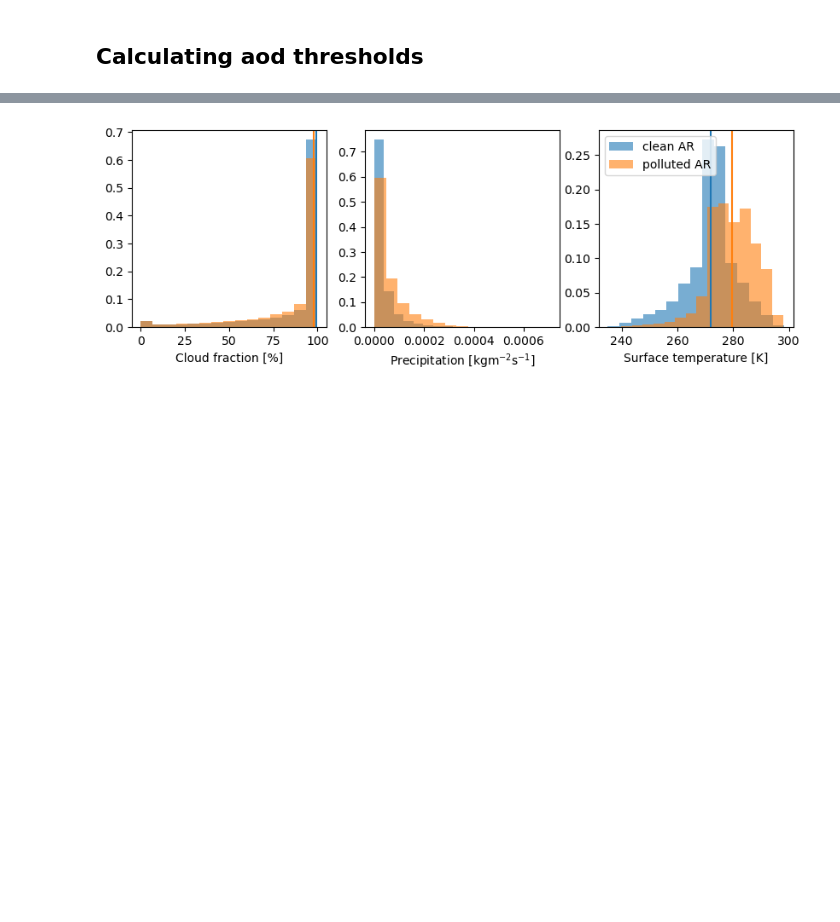
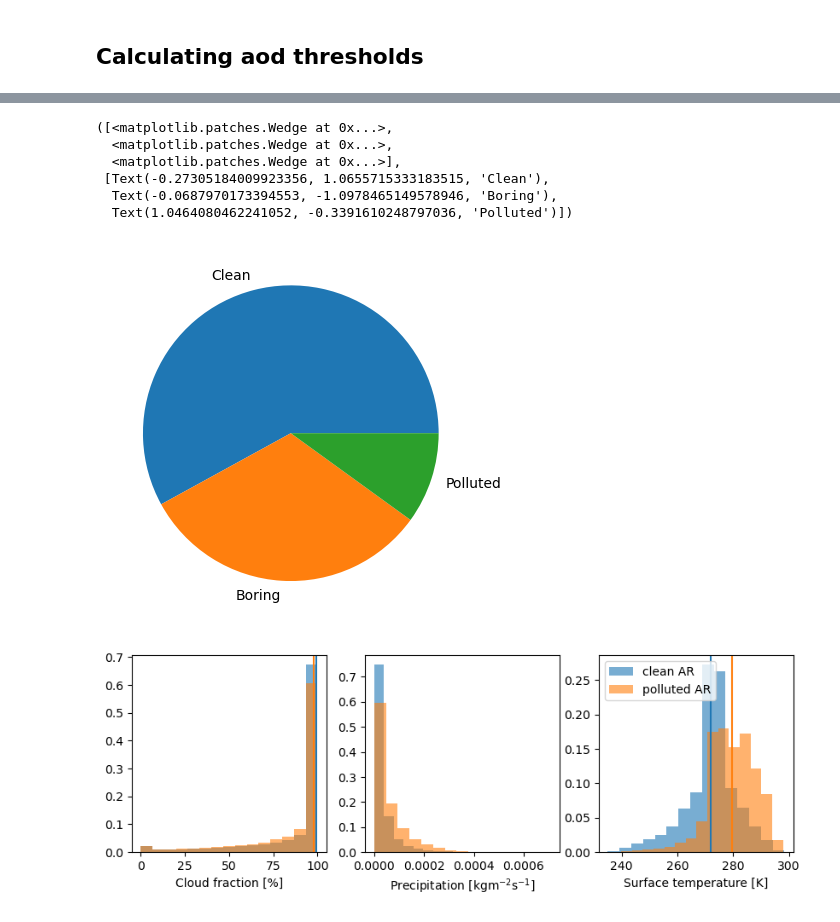
Before and after one commit to eScience-course/Tjaernoe2022-group5, a Jupyter notebook: notebooks/Julia/aod_investigate.ipynb, the cells around one changed output, grey strips where cells are left out. Drawn from its saved outputs; the diff is of its cells as text; code cells hidden in the pictures; blank space fills up the shorter version.

```diff
--- a/notebooks/Julia/aod_investigate.ipynb
+++ b/notebooks/Julia/aod_investigate.ipynb
@@ -137,0 +277,12 @@ for var in vars:
+# %%
+ant_sum = ant_aod_ar_ds.sum(dim='time')
+# %%
+plt.pie([ant_sum['clean_ar_counts'],ant_sum['mid_ar_counts'],ant_sum['poll_ar_counts']], labels = ['Clean','Boring','Polluted'])
+# %% [output]
+([<matplotlib.patches.Wedge at 0x...>,
+  <matplotlib.patches.Wedge at 0x...>,
+  <matplotlib.patches.Wedge at 0x...>],
+ [Text(-0.27305184009923356, 1.0655715333183515, 'Clean'),
+  Text(-0.0687970173394553, -1.0978465149578946, 'Boring'),
+  Text(1.0464080462241052, -0.3391610248797036, 'Polluted')])
+[figure, added]
```
Also changed, not shown: parts of 20 cells of this notebook, 2 other files.
